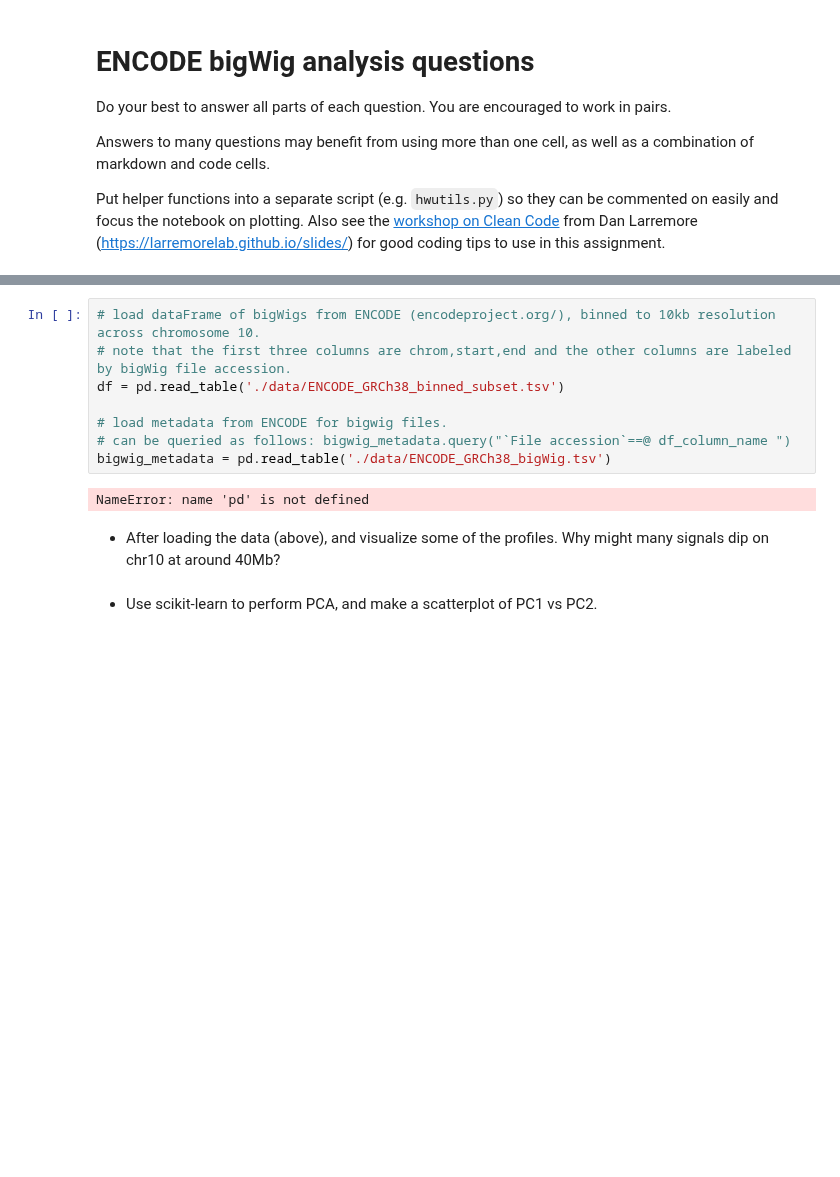
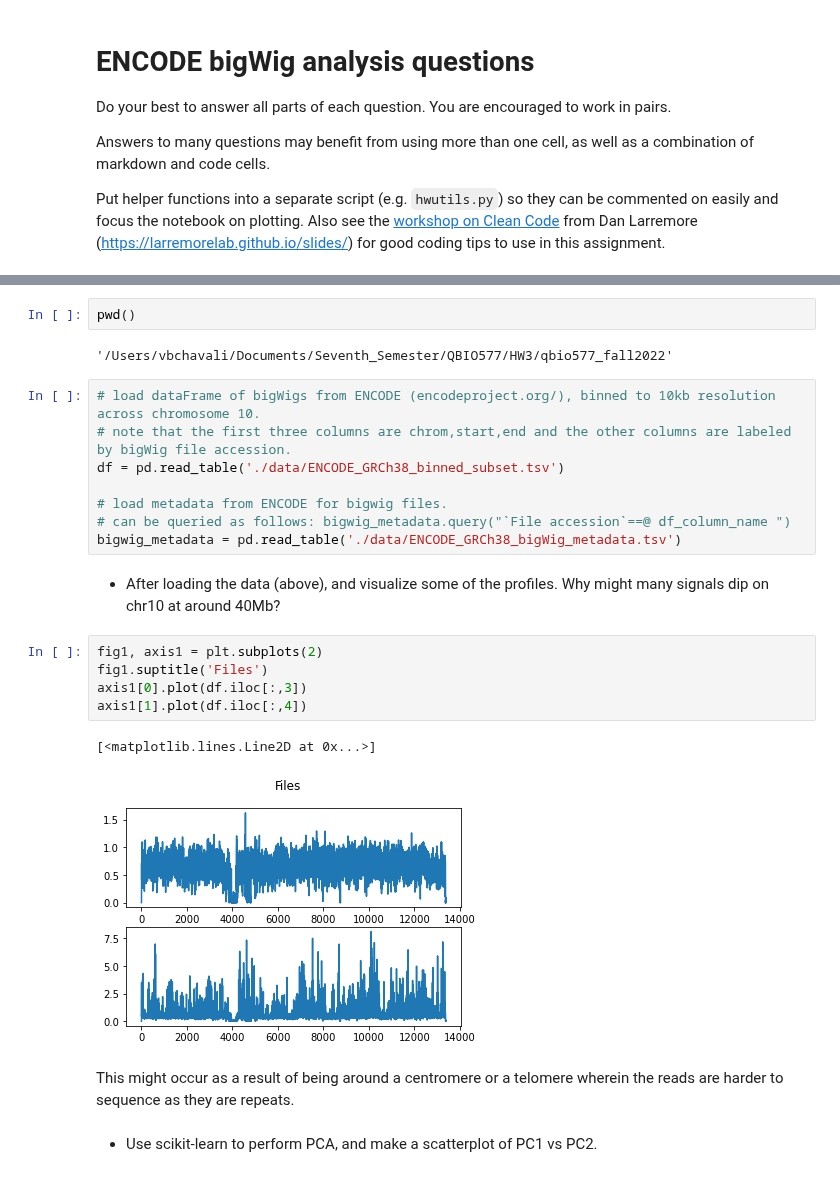
Before and after one commit to Fudenberg-Research-Group/qbio577_fall2022, a Jupyter notebook: encode-bigwig-eda.ipynb, the cells around one changed output, grey strips where cells are left out. Drawn from its saved outputs; the diff is of its cells as text; blank space fills up the shorter version.

```diff
--- a/encode-bigwig-eda.ipynb
+++ b/encode-bigwig-eda.ipynb
@@ -42,3 +23,7 @@ Proceed ([y]/n)?
+# %%
+pwd()
+# %% [output]
+'/Users/vbchavali/Documents/Seventh_Semester/QBIO577/HW3/qbio577_fall2022'
 # %%
 # load dataFrame of bigWigs from ENCODE (encodeproject.org/), binned to 10kb resolution across chromosome 10.
 # note that the first three columns are chrom,start,end and the other columns are labeled by bigWig file accession.
@@ -46,10 +31,18 @@ df = pd.read_table('./data/ENCODE_GRCh38_binned_subset.tsv')
 
 # load metadata from ENCODE for bigwig files.
 # can be queried as follows: bigwig_metadata.query("`File accession`==@ df_column_name ")
-bigwig_metadata = pd.read_table('./data/ENCODE_GRCh38_bigWig.tsv')
+bigwig_metadata = pd.read_table('./data/ENCODE_GRCh38_bigWig_metadata.tsv')
-# %% [output]
-NameError: name 'pd' is not defined
 # %% [markdown]
 - After loading the data (above), and visualize some of the profiles. Why might many signals dip on chr10 at around 40Mb?
+# %%
+fig1, axis1 = plt.subplots(2)
+fig1.suptitle('Files')
+axis1[0].plot(df.iloc[:,3])
+axis1[1].plot(df.iloc[:,4])
+# %% [output]
+[<matplotlib.lines.Line2D at 0x...>]
+[figure, added]
+# %% [markdown]
+This might occur as a result of being around a centromere or a telomere wherein the reads are harder to sequence as they are repeats.
 # %% [markdown]
 - Use scikit-learn to perform PCA, and make a scatterplot of PC1 vs PC2.
```
Also changed, not shown: parts of 3 cells of this notebook.
